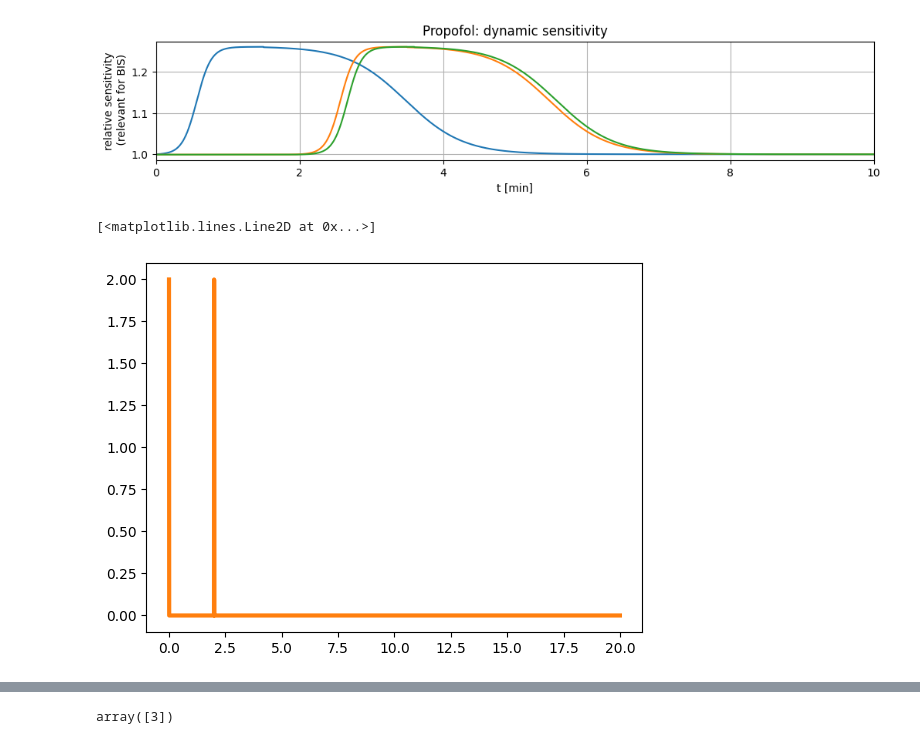
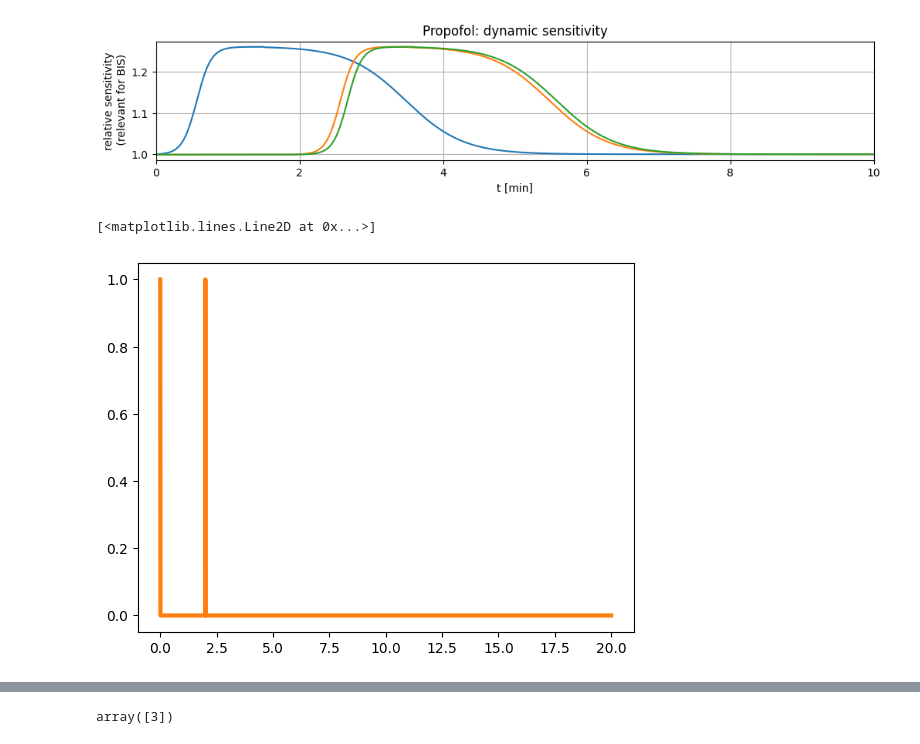
Before and after one commit to cknoll/boasim, a Jupyter notebook: notebooks/07e_Profofol_Bolus.ipynb, the cells around one changed output, grey strips where cells are left out. Drawn from its saved outputs; the diff is of its cells as text; code cells hidden in the pictures.

```diff
--- a/notebooks/07e_Profofol_Bolus.ipynb
+++ b/notebooks/07e_Profofol_Bolus.ipynb
@@ -72,14 +72,14 @@ Text(0, 0.5, 'relative sensitivity\n (relevant for BIS)')
 # %%
 # table from slide 30
 # input signal of boli
 # original: u_expr_propofol_boli = sp.Piecewise((0.5, apx(t, 0)), (1.5, apx(t, 2)), (0, True))
-u_expr_propofol_boli = sp.Piecewise((2, apx(t, 0)), (2, apx(t, 2)), (0, True))
+u_expr_propofol_boli = sp.Piecewise((1, apx(t, 0)), (1, apx(t, 2)), (0, True))
 u_func = st.expr_to_func(t, u_expr_propofol_boli)
 
 plt.plot(tt, u_func(tt), "-", color="tab:orange", lw=3)
 # %% [output]
 [<matplotlib.lines.Line2D at 0x...>]
-[figure, old version]
+[figure, new version]
 # %%
 def plot_results():
     """
```
Also changed, not shown: parts of 2 cells of this notebook, 1 other file.
